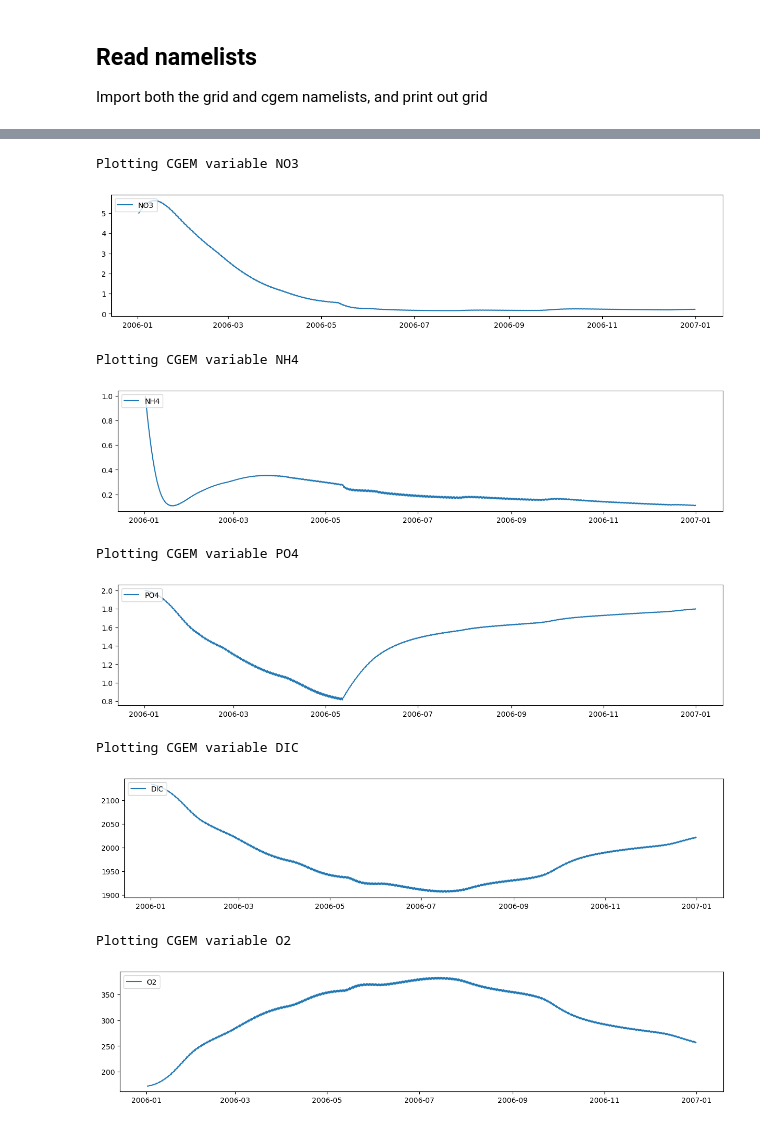
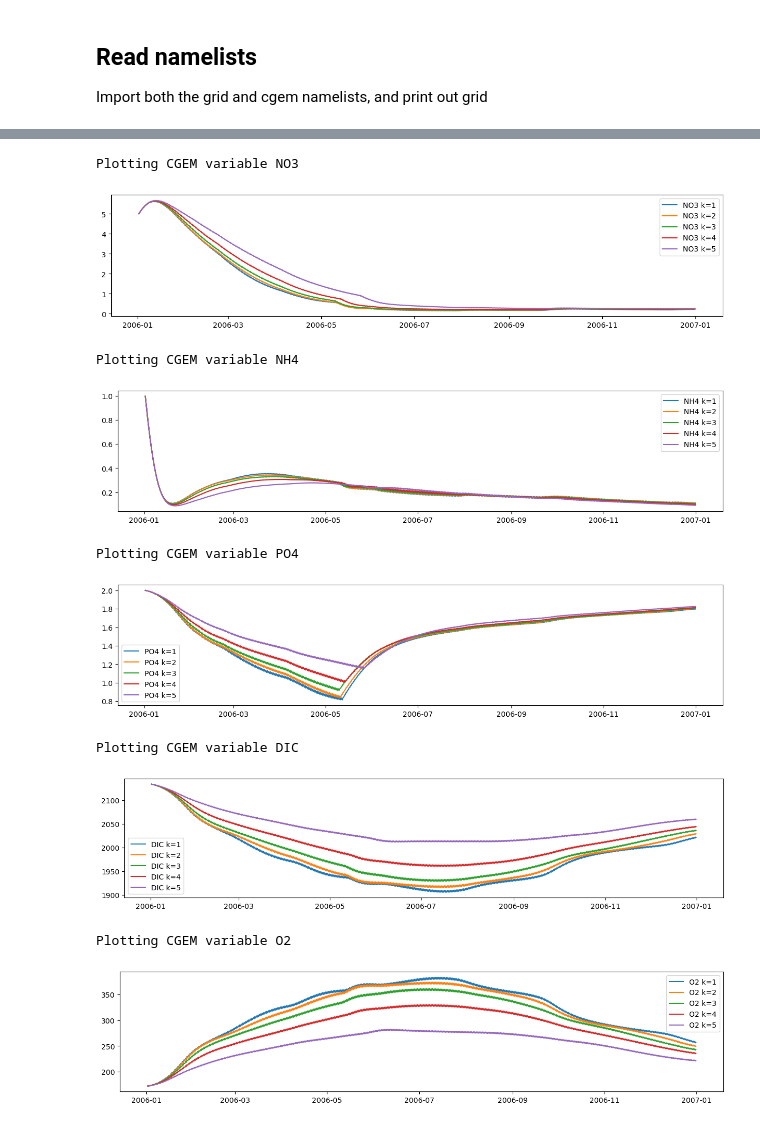
Before and after one commit to OyBcSt/cgem-schism, a Jupyter notebook: cgem_check.ipynb, the cells around one changed output, grey strips where cells are left out. Saved outputs shown, nothing was run; the diff lists cells and outputs as text; code cells hidden in the pictures.

```diff
--- a/cgem_check.ipynb
+++ b/cgem_check.ipynb
@@ -63,26 +47,26 @@ Plotting CGEM variable Z2
 # %%
-cgem_plot1D(grid,'NO3')
+cgem_plotks(grid,'NO3')
 # %% [output]
 Plotting CGEM variable NO3
-[figure, old version]
+[figure, new version]
 # %%
-cgem_plot1D(grid,'NH4')
+cgem_plotks(grid,'NH4')
 # %% [output]
 Plotting CGEM variable NH4
-[figure, old version]
+[figure, new version]
 # %%
-cgem_plot1D(grid,'PO4')
+cgem_plotks(grid,'PO4')
 # %% [output]
 Plotting CGEM variable PO4
-[figure, old version]
+[figure, new version]
 # %%
-cgem_plot1D(grid,'DIC')
+cgem_plotks(grid,'DIC')
 # %% [output]
 Plotting CGEM variable DIC
-[figure, old version]
+[figure, new version]
 # %%
-cgem_plot1D(grid,'O2')
+cgem_plotks(grid,'O2')
 # %% [output]
 Plotting CGEM variable O2
-[figure, old version]
+[figure, new version]
 # %%
```
Also changed, not shown: parts of 17 cells of this notebook, 2 other files.
